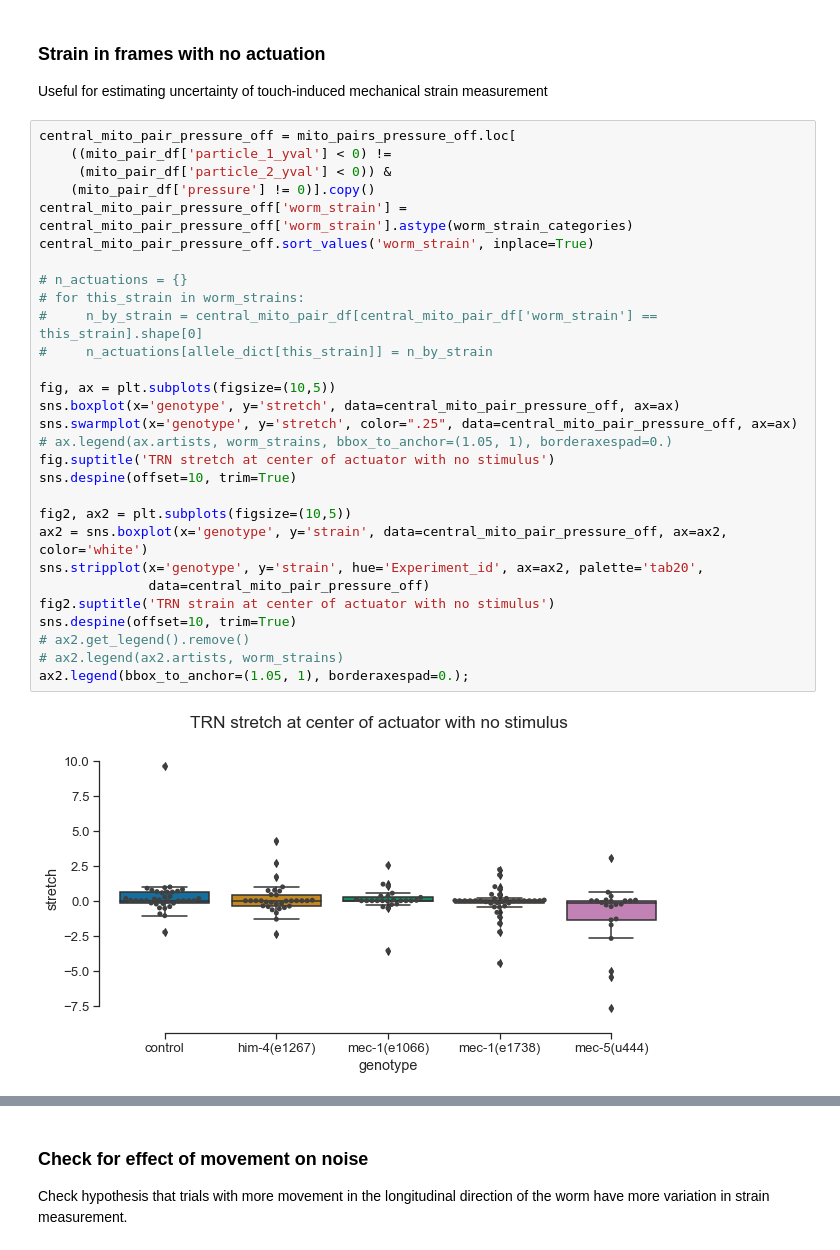
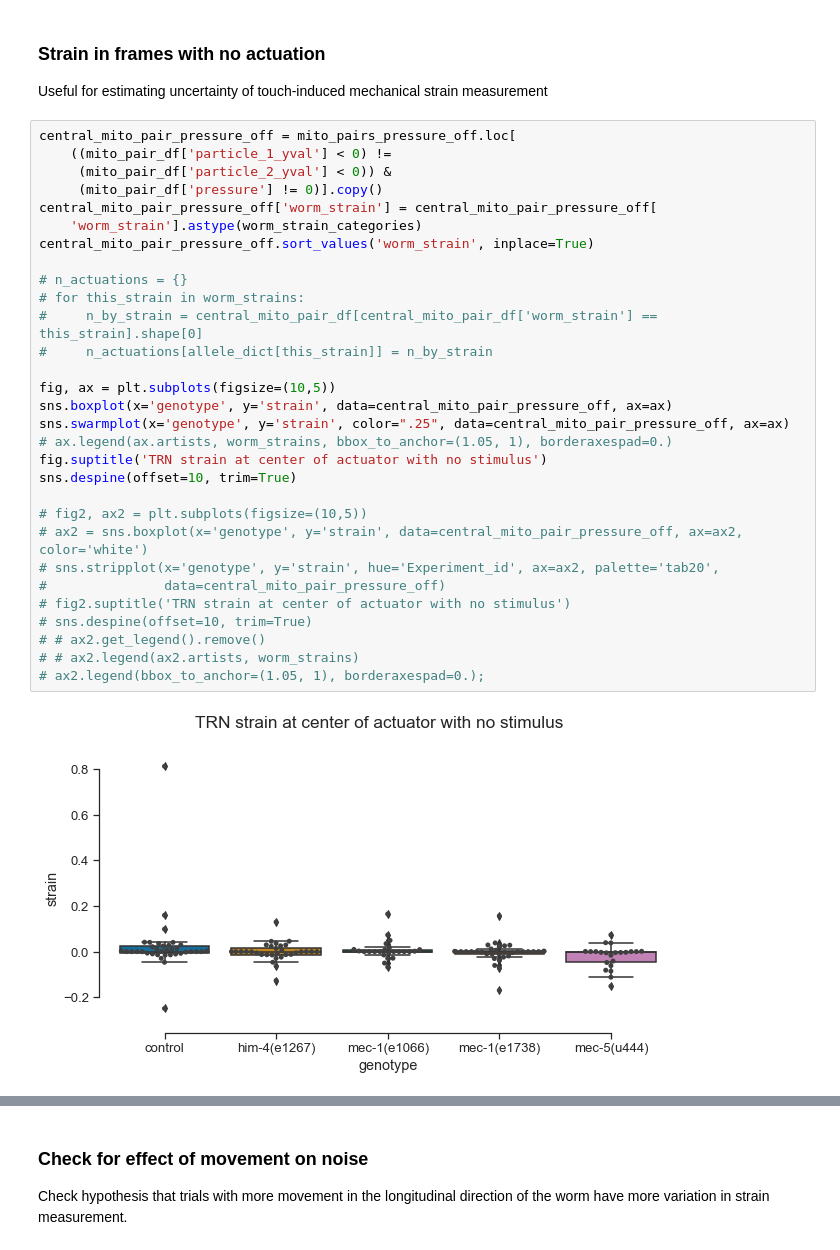
Before and after one commit to anekimken/SSN_ImageAnalysis, a Jupyter notebook: Notebooks/Displacement and Strain Plots.ipynb, the cells around one changed output, grey strips where cells are left out. Drawn from its saved outputs; the diff is of its cells as text.

```diff
--- a/Notebooks/Displacement and Strain Plots.ipynb
+++ b/Notebooks/Displacement and Strain Plots.ipynb
@@ -909,31 +910,32 @@ Useful for estimating uncertainty of touch-induced mechanical strain measurement
 # %%
 central_mito_pair_pressure_off = mito_pairs_pressure_off.loc[
     ((mito_pair_df['particle_1_yval'] < 0) !=
      (mito_pair_df['particle_2_yval'] < 0)) &
-    (mito_pair_df['pressure'] != 0)].copy()
-central_mito_pair_pressure_off['worm_strain'] = central_mito_pair_pressure_off['worm_strain'].astype(worm_strain_categories)
+     (mito_pair_df['pressure'] != 0)].copy()
+central_mito_pair_pressure_off['worm_strain'] = central_mito_pair_pressure_off[
+    'worm_strain'].astype(worm_strain_categories)
 central_mito_pair_pressure_off.sort_values('worm_strain', inplace=True)
 
 # n_actuations = {}
 # for this_strain in worm_strains:
 #     n_by_strain = central_mito_pair_df[central_mito_pair_df['worm_strain'] == this_strain].shape[0]
 #     n_actuations[allele_dict[this_strain]] = n_by_strain
 
 fig, ax = plt.subplots(figsize=(10,5))
-sns.boxplot(x='genotype', y='stretch', data=central_mito_pair_pressure_off, ax=ax)
-sns.swarmplot(x='genotype', y='stretch', color=".25", data=central_mito_pair_pressure_off, ax=ax)
+sns.boxplot(x='genotype', y='strain', data=central_mito_pair_pressure_off, ax=ax)
+sns.swarmplot(x='genotype', y='strain', color=".25", data=central_mito_pair_pressure_off, ax=ax)
 # ax.legend(ax.artists, worm_strains, bbox_to_anchor=(1.05, 1), borderaxespad=0.)
-fig.suptitle('TRN stretch at center of actuator with no stimulus')
+fig.suptitle('TRN strain at center of actuator with no stimulus')
 sns.despine(offset=10, trim=True)
 
-fig2, ax2 = plt.subplots(figsize=(10,5))
-ax2 = sns.boxplot(x='genotype', y='strain', data=central_mito_pair_pressure_off, ax=ax2, color='white')
-sns.stripplot(x='genotype', y='strain', hue='Experiment_id', ax=ax2, palette='tab20',
-              data=central_mito_pair_pressure_off)
-fig2.suptitle('TRN strain at center of actuator with no stimulus')
-sns.despine(offset=10, trim=True)
-# ax2.get_legend().remove()
-# ax2.legend(ax2.artists, worm_strains)
-ax2.legend(bbox_to_anchor=(1.05, 1), borderaxespad=0.);
+# fig2, ax2 = plt.subplots(figsize=(10,5))
+# ax2 = sns.boxplot(x='genotype', y='strain', data=central_mito_pair_pressure_off, ax=ax2, color='white')
+# sns.stripplot(x='genotype', y='strain', hue='Experiment_id', ax=ax2, palette='tab20',
+#               data=central_mito_pair_pressure_off)
+# fig2.suptitle('TRN strain at center of actuator with no stimulus')
+# sns.despine(offset=10, trim=True)
+# # ax2.get_legend().remove()
+# # ax2.legend(ax2.artists, worm_strains)
+# ax2.legend(bbox_to_anchor=(1.05, 1), borderaxespad=0.);
 # %% [output]
-[figure, old version]
+[figure, new version]
```
Also changed, not shown: parts of 14 cells of this notebook, 2 other files.
